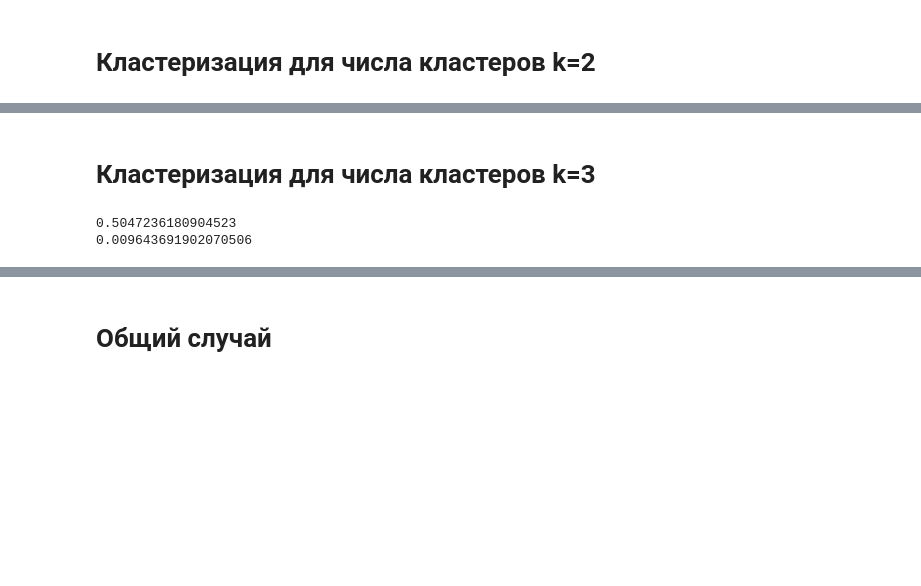
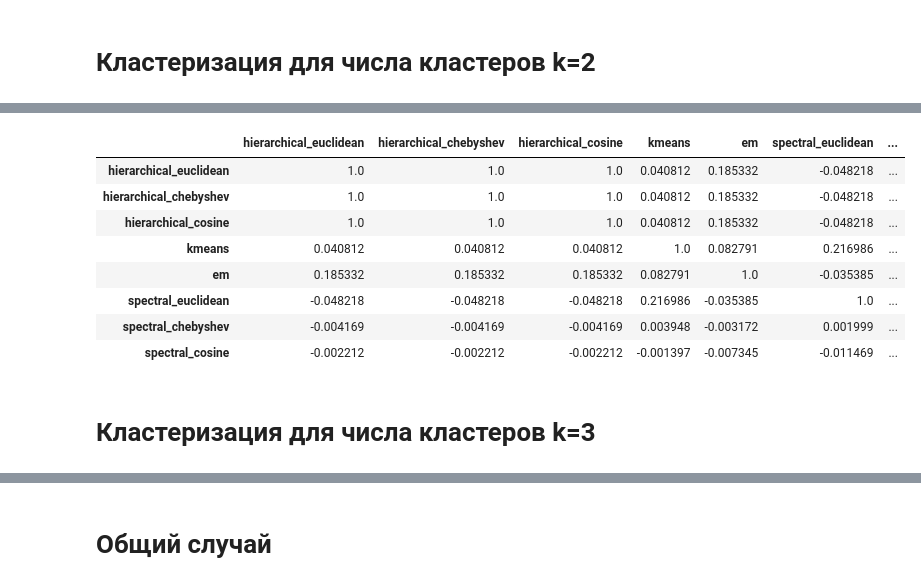
Before and after one commit to Vladislav-Kanev/Clustering_lab2, a Jupyter notebook: report.ipynb, the cells around one changed output, grey strips where cells are left out. Drawn from its saved outputs; the diff is of its cells as text; code cells hidden in the pictures; blank space fills up the shorter version.

```diff
--- a/report.ipynb
+++ b/report.ipynb
@@ -208,3 +248,15 @@ clusterization_k2 = {
+# %%
+calculate_rand_index(clusterization_k2['data_y'], adjusted_rand_score)
+# %% [output]
+|  | hierarchical_euclidean | hierarchical_chebyshev | hierarchical_cosine | kmeans | em | spectral_euclidean | ... |
+| hierarchical_euclidean | 1.0 | 1.0 | 1.0 | 0.040812 | 0.185332 | -0.048218 | ... |
+| hierarchical_chebyshev | 1.0 | 1.0 | 1.0 | 0.040812 | 0.185332 | -0.048218 | ... |
+| hierarchical_cosine | 1.0 | 1.0 | 1.0 | 0.040812 | 0.185332 | -0.048218 | ... |
+| kmeans | 0.040812 | 0.040812 | 0.040812 | 1.0 | 0.082791 | 0.216986 | ... |
+| em | 0.185332 | 0.185332 | 0.185332 | 0.082791 | 1.0 | -0.035385 | ... |
+| spectral_euclidean | -0.048218 | -0.048218 | -0.048218 | 0.216986 | -0.035385 | 1.0 | ... |
+| spectral_chebyshev | -0.004169 | -0.004169 | -0.004169 | 0.003948 | -0.003172 | 0.001999 | ... |
+| spectral_cosine | -0.002212 | -0.002212 | -0.002212 | -0.001397 | -0.007345 | -0.011469 | ... |
 # %% [markdown]
 # Кластеризация для числа кластеров k=3
 # %%
@@ -238,13 +290,3 @@ clusterization_k3 = {
         }
     },
 }
-# %%
-from sklearn.metrics import rand_score, adjusted_rand_score
-
-print(rand_score(clusterization_k2["data_x"]["hierarchical"]["euclidean"],
-                 clusterization_k2["data_x"]["kmeans"]))
-print(adjusted_rand_score(clusterization_k2["data_x"]["hierarchical"]["euclidean"],
-                 clusterization_k2["data_x"]["kmeans"]))
-# %% [output]
-0.5047236180904523
-0.009643691902070506
```
Also changed, not shown: parts of 12 cells of this notebook, 1 other file.
